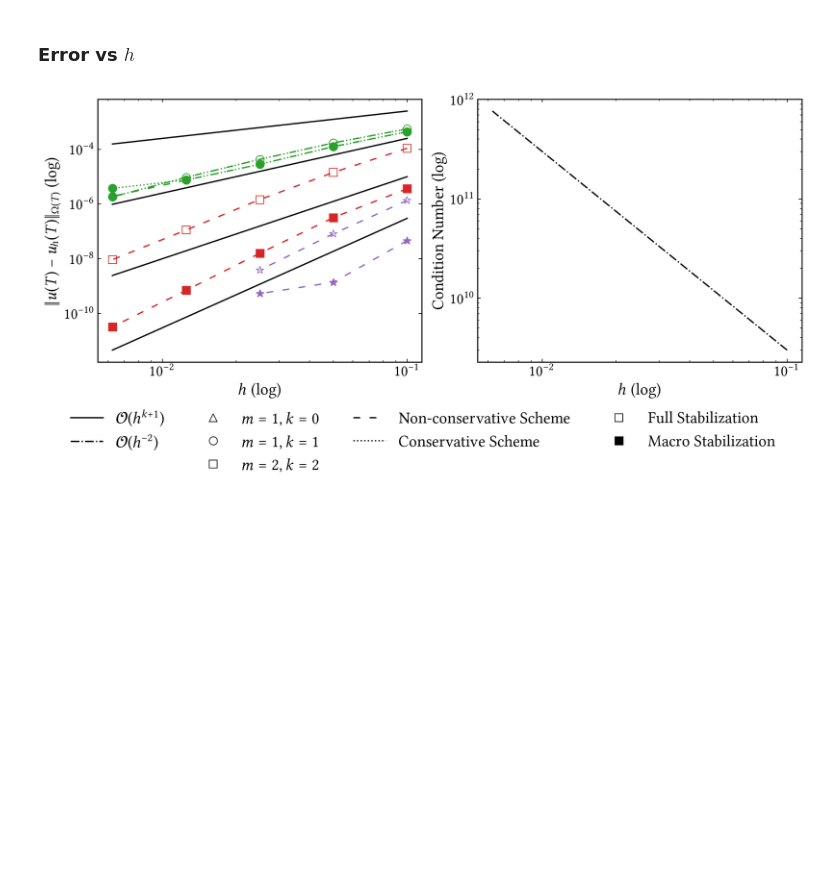
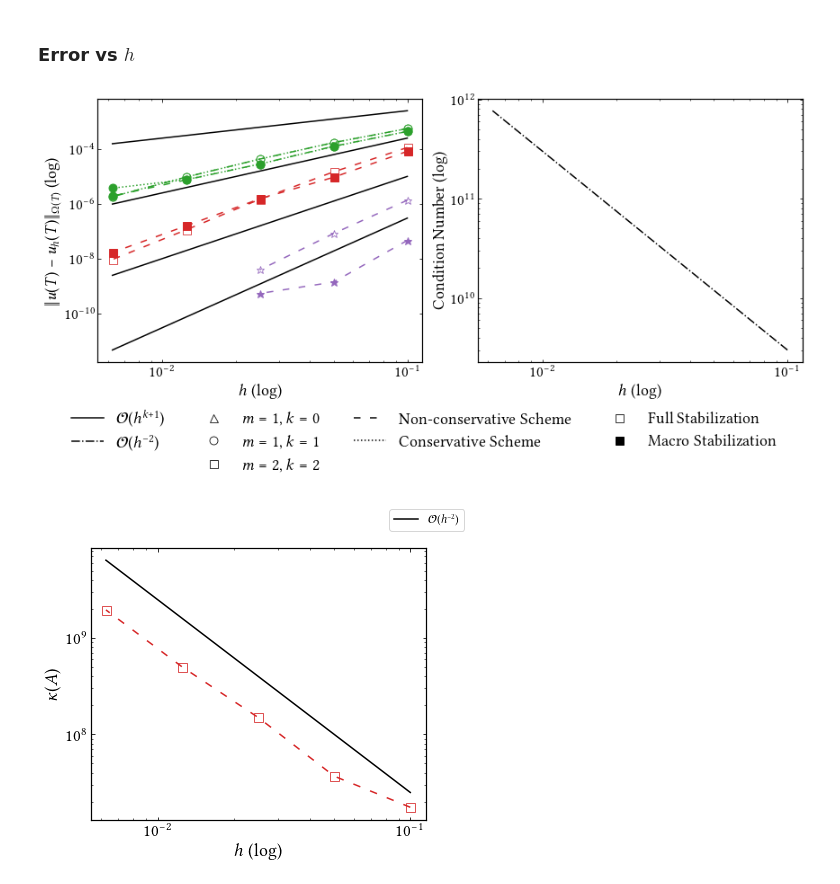
Before and after one commit to CutFEM/CutFEM-Library, a Jupyter notebook: notebook/convection_diffusion/henry.ipynb, the cells around one changed output. Drawn from its saved outputs; the diff is of its cells as text; code cells hidden in the pictures; blank space fills up the shorter version.

```diff
--- a/notebook/convection_diffusion/henry.ipynb
+++ b/notebook/convection_diffusion/henry.ipynb
@@ -111,17 +111,17 @@ error_classical_P1P1_fullstab_surf = [0.0004373070013906234, 0.00012601872872290
 # P2P2
 
 # n = 5
-# error_conservative_P2P2_fullstab_bulk =
-# error_conservative_P2P2_fullstab_surf =
-# cond_conservative_P2P2_fullstab =
+error_conservative_P2P2_fullstab_bulk =
+error_conservative_P2P2_fullstab_surf =
+cond_conservative_P2P2_fullstab =
 
 # # delta = 0.5, T = 0.1, dT = h/3, lobatto n = 5
 # error_conservative_P2P2_macro =
 # cond_conservative_P2P2_macro =
 
-error_classical_P2P2_fullstab_bulk = [0.0001092145684112792, 1.432823090613837e-05, 1.453935592495804e-06, 1.119268224307279e-07, 9.237397805466831e-09]
-error_classical_P2P2_fullstab_surf = [3.613738034733971e-06, 3.209357003182551e-07, 1.584309157645542e-08, 7.038525079982091e-10, 3.235232592735527e-11]
-#cond_classical_P2P2_fullstab =
+error_classical_P2P2_fullstab_bulk = [0.0001132400727460997, 1.462771128024408e-05, 1.459875184671309e-06, 1.119240883417231e-07, 9.230174174032395e-09]
+error_classical_P2P2_fullstab_surf = [8.226086649226541e-05, 9.293533394743408e-06, 1.520742018722113e-06, 1.56964840446607e-07, 1.662057933018887e-08]
+cond_classical_P2P2_fullstab = [1.754769e+07,3.689373e+07,1.499374e+08,5.019858e+08,1.951786e+09]
 
 # error_classical_P2P2_macro =
 # cond_classical_P2P2_macro =
@@ -205,31 +205,56 @@ ax2.loglog([],[], linestyle="None",  marker='s', markersize=9, markeredgewidth=0
 ax2.loglog([],[], linestyle="None",  marker='s', markersize=9, color="black", label=r"Macro Stabilization")
 
 # ax2.loglog(h, cond_conservative_P0P1_fullstab, marker='^', markersize=9, linestyle=":", markeredgewidth=0.8, markerfacecolor="None", color="C0")
 # ax2.loglog(h, cond_conservative_P0P1_macro, marker='^', markersize=9, linestyle=":", color="C0")
 # ax2.loglog(h, cond_conservative_P1P1_fullstab, marker='o', markersize=9, linestyle=":", markeredgewidth=0.8, markerfacecolor="None", color="C2")
 # ax2.loglog(h, cond_conservative_P1P1_macro, marker='o', markersize=9, linestyle=":", color="C2")
 # # ax2.loglog(h, cond_conservative_P2P2_fullstab, marker='s', markersize=9, linestyle=":", markeredgewidth=0.8, markerfacecolor="None", color="C3")
 # ax2.loglog(h, cond_conservative_P2P2_macro, marker='s', markersize=9, linestyle=":", color="C3")
 # #ax2.loglog(h[:-1], cond_conservative_P3P3_fullstab, marker='*', markersize=9, linestyle=":", markeredgewidth=0.8, markerfacecolor="None", color="C4")
 # #ax2.loglog(h[:-1], cond_conservative_P3P3_macro, marker='*', markersize=9, linestyle=":", color="C4")
 
 # ax2.loglog(h, cond_classical_P0P1_fullstab, marker='^', markersize=9, linestyle=(0, (5,7)), markeredgewidth=0.8, markerfacecolor="None", color="C0")
 # ax2.loglog(h, cond_classical_P0P1_macro, marker='^', markersize=9, linestyle=(0, (5,7)), color="C0")
 # ax2.loglog(h, cond_classical_P1P1_fullstab, marker='o', markersize=9, linestyle=(0, (5,7)), markeredgewidth=0.8, markerfacecolor="None", color="C2")
 # ax2.loglog(h, cond_classical_P1P1_macro, marker='o', markersize=9, linestyle=(0, (5,7)), color="C2")
 # # ax2.loglog(h, cond_classical_P2P2_fullstab, marker='s', markersize=9, linestyle=(0, (5,7)), markeredgewidth=0.8, markerfacecolor="None", color="C3")
 # # ax2.loglog(h, cond_classical_P2P2_macro, marker='s', markersize=9, linestyle=(0, (5,7)), color="C3")
 
 # ax2.loglog(h, cond_classical_P3P3_fullstab, marker='*', markersize=9, linestyle=(0, (5,7)), markeredgewidth=0.8, markerfacecolor="None", color="C4")
 # ax2.loglog(h[:-2], cond_classical_P3P3_macro, marker='*', markersize=9, linestyle=(0, (5,7)), color="C4")
 
 ax2.set_xlabel(r"$h$ (log)", fontsize=18)
 ax2.tick_params(axis='both', which='major', labelsize=17)
 ax2.set_ylabel(r"Condition Number (log)", fontsize=18)
 
 handles, labels = [(a + b) for a, b in zip(ax1.get_legend_handles_labels(), ax2.get_legend_handles_labels())]
 fig.legend(handles, labels, loc='lower center', ncols=4, bbox_to_anchor=(0.5, -0.25), fontsize=18, frameon=False)
 plt.tight_layout()
 plt.show()
+
+
+
+
+
+fig, ax = plt.subplots(1, 1, figsize=(6, 5))
+ax.loglog(h, 0.25e6*np.power(h, -2), linestyle="-", color="black", label=r"$\mathcal{O}(h^{-2})$")
+#a..loglog(h, 1.e-2*np.power(h, 3), linestyle="-", color="black")
+#a..loglog(h, 3.e-3*np.power(h, 4), linestyle="-", color="black")
+
+#ax.loglog(h, cond_conservative_P1P1_fullstab, marker='o', markersize=9, linestyle=":", markeredgewidth=0.8, markerfacecolor="None", color="C2")
+#ax.loglog(h, cond_conservative_P1P1_fullstab, marker='o', markersize=9, linestyle=":", color="C2")
+#ax.loglog(h, cond_classical_P1P1_fullstab, marker='o', markersize=9, linestyle=(0, (5,7)), markeredgewidth=0.8, markerfacecolor="None", color="C2")
+#ax.loglog(h, cond_classical_P1P1_fullstab, marker='o', markersize=9, linestyle=(0, (5,7)), color="C2")
+ax.loglog(h, cond_classical_P2P2_fullstab, marker='s', markersize=9, linestyle=(0, (5,7)), markeredgewidth=0.8, markerfacecolor="None", color="C3")
+ax.set_xlabel(r"$h$ (log)", fontsize=18)
+ax.tick_params(axis='both', which='major', labelsize=17)
+ax.set_ylabel(r"$\kappa(A)$", fontsize=18)
+
+#handles, labels = [(a + b) for a, b in zip(ax1.get_legend_handles_labels(), ax2.get_legend_handles_labels())]
+#fig.legend(handles, labels, loc='lower center', ncols=4, bbox_to_anchor=(0.5, -0.25), fontsize=18, frameon=False)
+fig.legend()
+#plt.tight_layout()
+plt.show()
 # %% [output]
-[figure, old version]
+[figure, new version]
+[figure, added]
```
Also changed, not shown: 6 other files.
